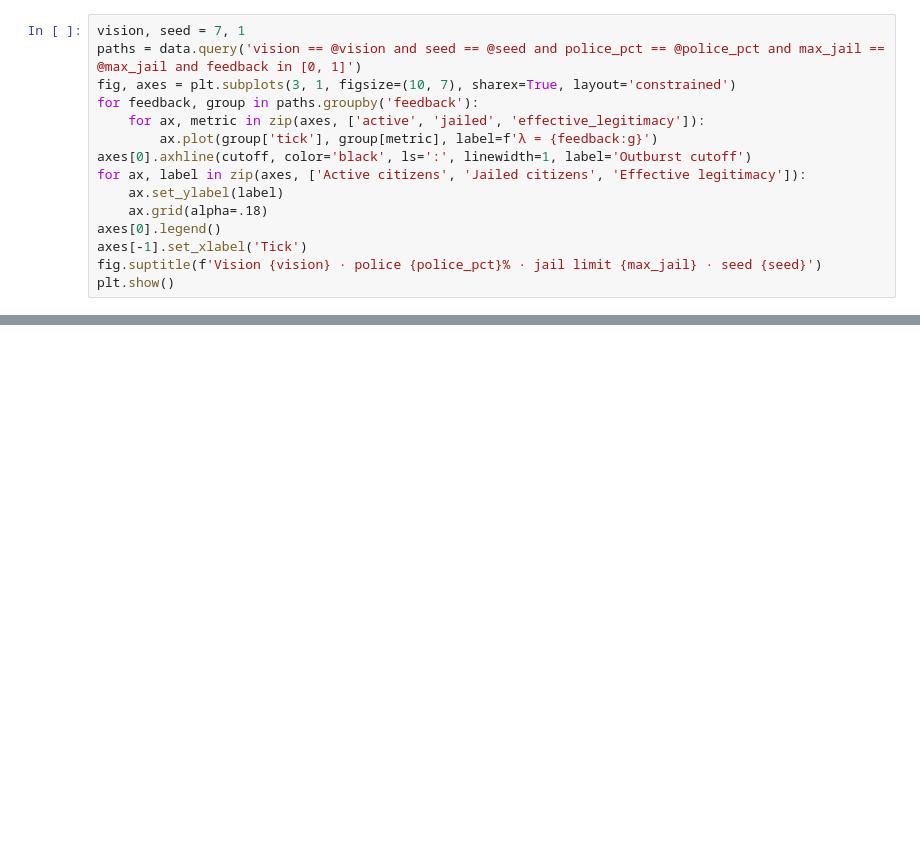
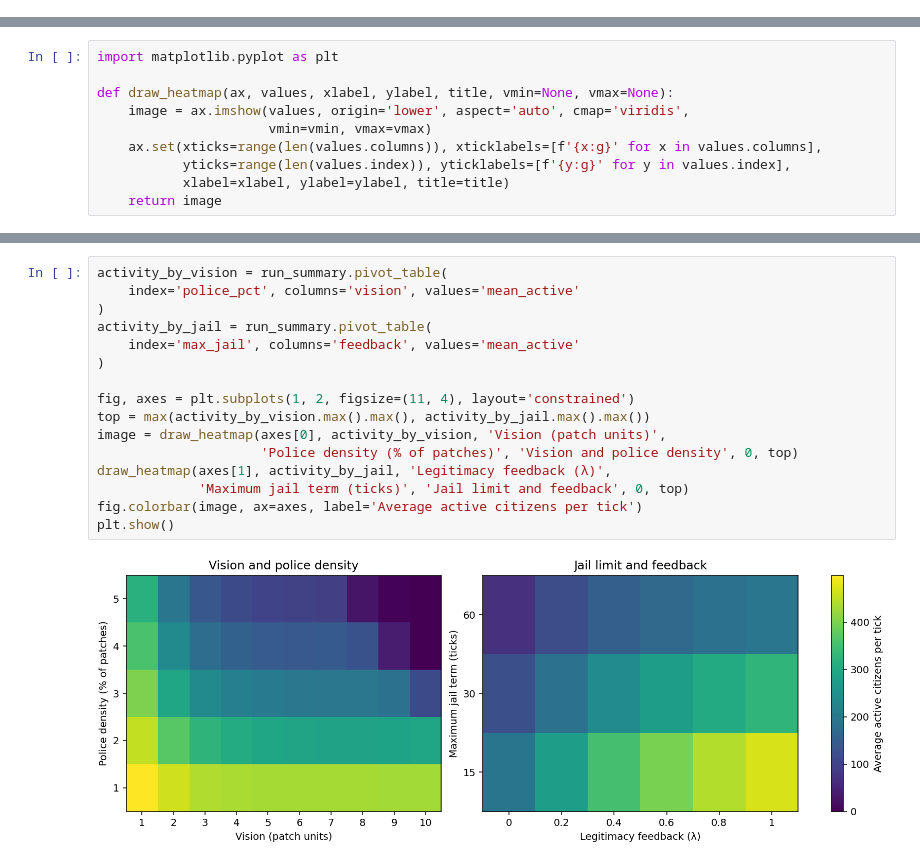
Before and after one commit to DACSS-Complexity/s9_rebellion, a Jupyter notebook: O_mexp_analysis.ipynb, the cells around one changed output, grey strips where cells are left out. Saved outputs shown, nothing was run; the diff lists cells and outputs as text; blank space fills up the shorter version.

```diff
--- a/O_mexp_analysis.ipynb
+++ b/O_mexp_analysis.ipynb
@@ -197,15 +0,0 @@ The active count shows when outbursts occur. The jailed count and effective legi
-# %%
-vision, seed = 7, 1
-paths = data.query('vision == @vision and seed == @seed and police_pct == @police_pct and max_jail == @max_jail and feedback in [0, 1]')
-fig, axes = plt.subplots(3, 1, figsize=(10, 7), sharex=True, layout='constrained')
-for feedback, group in paths.groupby('feedback'):
-    for ax, metric in zip(axes, ['active', 'jailed', 'effective_legitimacy']):
-        ax.plot(group['tick'], group[metric], label=f'λ = {feedback:g}')
-axes[0].axhline(cutoff, color='black', ls=':', linewidth=1, label='Outburst cutoff')
-for ax, label in zip(axes, ['Active citizens', 'Jailed citizens', 'Effective legitimacy']):
-    ax.set_ylabel(label)
-    ax.grid(alpha=.18)
-axes[0].legend()
-axes[-1].set_xlabel('Tick')
-fig.suptitle(f'Vision {vision} · police {police_pct}% · jail limit {max_jail} · seed {seed}')
-plt.show()
@@ -213,0 +133,10 @@ plt.show()
+# %%
+import matplotlib.pyplot as plt
+
+def draw_heatmap(ax, values, xlabel, ylabel, title, vmin=None, vmax=None):
+    image = ax.imshow(values, origin='lower', aspect='auto', cmap='viridis',
+                      vmin=vmin, vmax=vmax)
+    ax.set(xticks=range(len(values.columns)), xticklabels=[f'{x:g}' for x in values.columns],
+           yticks=range(len(values.index)), yticklabels=[f'{y:g}' for y in values.index],
+           xlabel=xlabel, ylabel=ylabel, title=title)
+    return image
@@ -213,0 +149,18 @@ plt.show()
+# %%
+activity_by_vision = run_summary.pivot_table(
+    index='police_pct', columns='vision', values='mean_active'
+)
+activity_by_jail = run_summary.pivot_table(
+    index='max_jail', columns='feedback', values='mean_active'
+)
+
+fig, axes = plt.subplots(1, 2, figsize=(11, 4), layout='constrained')
+top = max(activity_by_vision.max().max(), activity_by_jail.max().max())
+image = draw_heatmap(axes[0], activity_by_vision, 'Vision (patch units)',
+                     'Police density (% of patches)', 'Vision and police density', 0, top)
+draw_heatmap(axes[1], activity_by_jail, 'Legitimacy feedback (λ)',
+             'Maximum jail term (ticks)', 'Jail limit and feedback', 0, top)
+fig.colorbar(image, ax=axes, label='Average active citizens per tick')
+plt.show()
+# %% [output]
+[figure, added]
```
Also changed, not shown: parts of 47 cells of this notebook, 1 other file.
